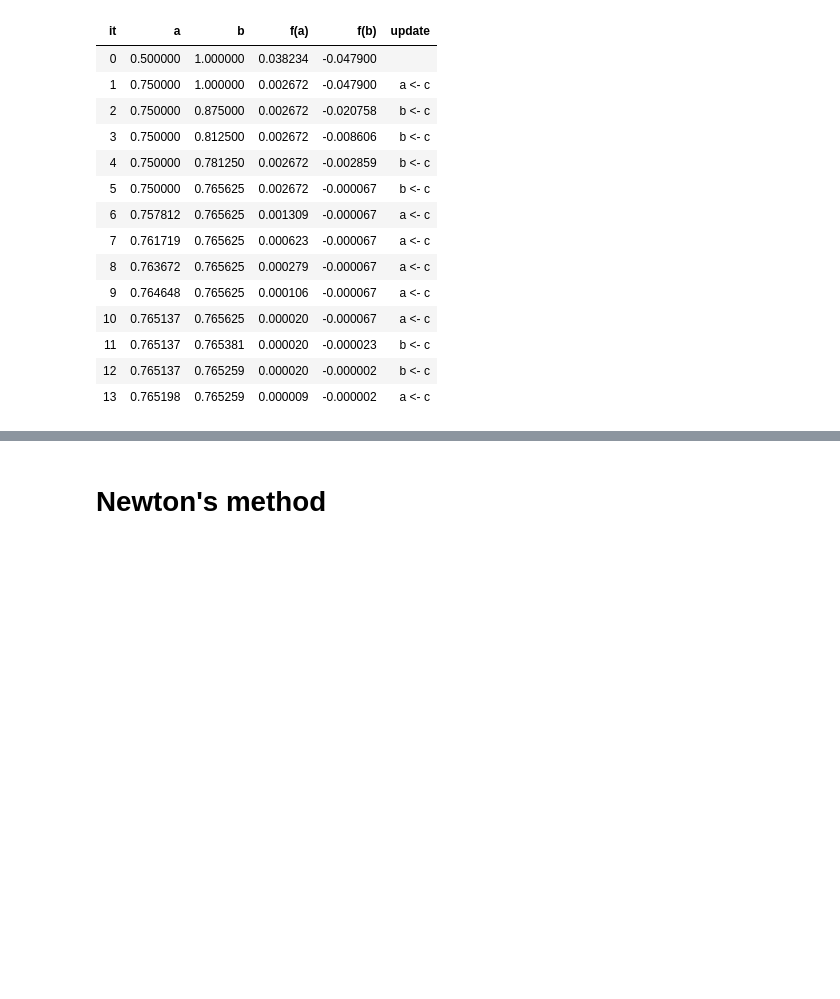
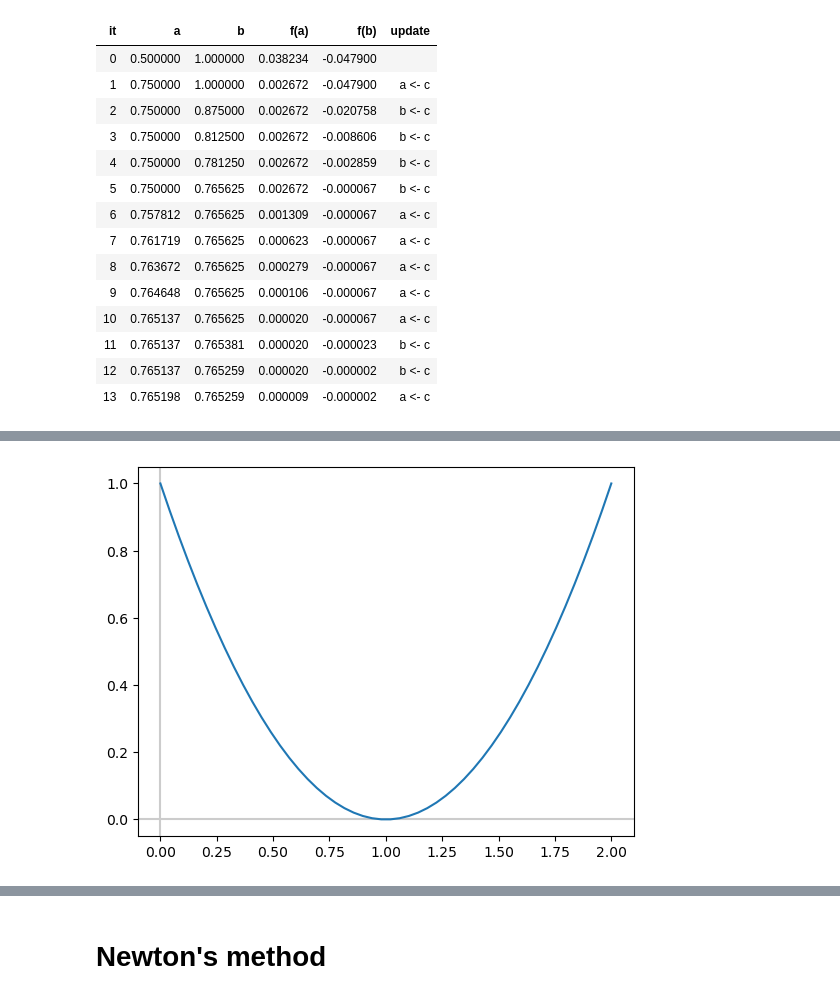
Before and after one commit to uol-soc-teachingrepos/COMP2421-Numerical-Computation, a Jupyter notebook: lec/lec15_.ipynb, the cells around one changed output, grey strips where cells are left out. Saved outputs shown, nothing was run; the diff lists cells and outputs as text; code cells hidden in the pictures; blank space fills up the shorter version.

```diff
--- a/lec/lec15_.ipynb
+++ b/lec/lec15_.ipynb
@@ -449,0 +458,11 @@ bisection(f, a=0.5, b=1.0, tol=1.0e-4)
+# %%
+plt.axhline(0,color='0.8') # x = 0
+plt.axvline(0,color='0.8') # y = 0
+
+x = np.linspace(0, 2)
+y = (x - 1) ** 2
+
+plt.plot(x, y)
+plt.show()
+# %% [output]
+[figure, added]
```
Also changed, not shown: parts of 4 cells of this notebook.
